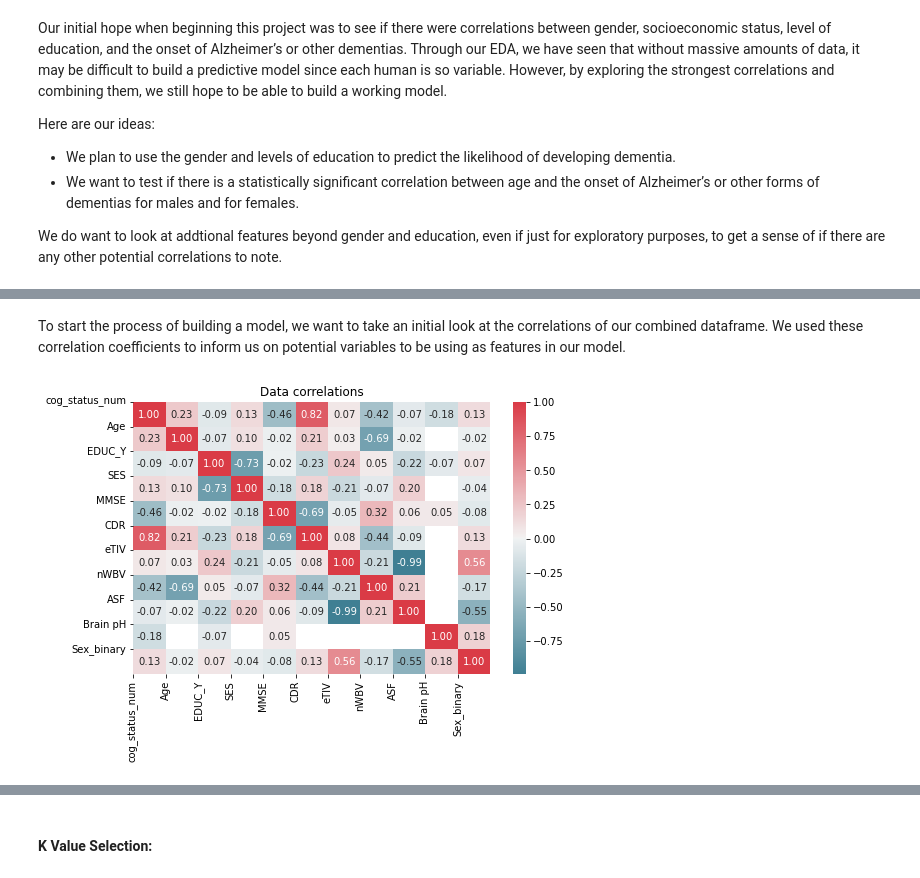
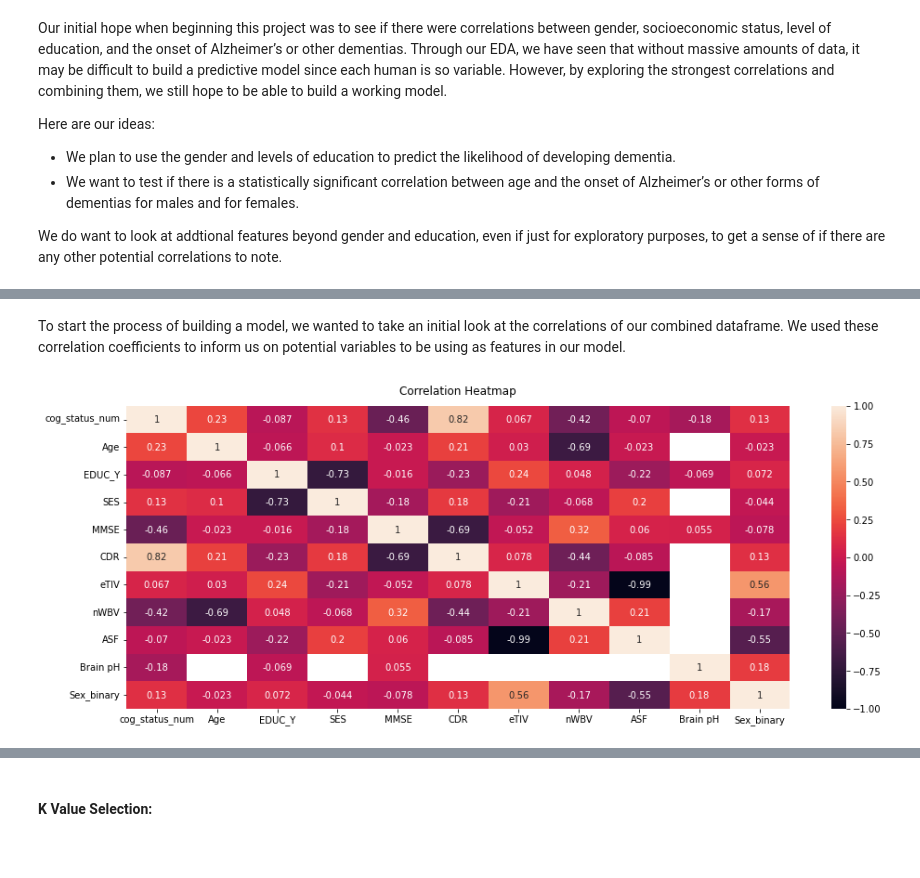
Before and after one commit to marisalong/marisalong.github.io, a Jupyter notebook: DataScienceFinalNotebook.ipynb, the cells around one changed output, grey strips where cells are left out. Cells and saved outputs as stored; diff of their text form; code cells hidden in the pictures; blank space fills up the shorter version.

```diff
--- a/DataScienceFinalNotebook.ipynb
+++ b/DataScienceFinalNotebook.ipynb
@@ -994,13 +999,8 @@ alz_model_df.dropna(subset=['cog_status'], inplace=True)
 # %% [markdown]
-To start the process of building a model, we want to take an initial look at the correlations of our combined dataframe. We used these correlation coefficients to inform us on potential variables to be using as features in our model.
+To start the process of building a model, we wanted to take an initial look at the correlations of our combined dataframe. We used these correlation coefficients to inform us on potential variables to be using as features in our model.
-# %%
-corr = alz_model_df.corr()
-fig, ax = plt.subplots(figsize = (8,5))
-colormap = sns.diverging_palette(220, 10, as_cmap=True)
-sns.heatmap(corr, cmap=colormap, annot=True, fmt = ".2f")
-plt.xticks(range(len(corr.columns)), corr.columns)
-plt.yticks(range(len(corr.columns)), corr.columns)
-plt.title("Data correlations")
-plt.show()
-# %% [output]
-[figure, removed]
+# %%
+plt.figure(figsize=(16, 6))
+heatmap = sns.heatmap(alz_model_df.corr(), vmin=-1, vmax=1, annot=True)
+heatmap.set_title('Correlation Heatmap', fontdict={'fontsize':12}, pad=12);
+# %% [output]
+[figure, added]
```
Also changed, not shown: parts of 48 cells of this notebook.
